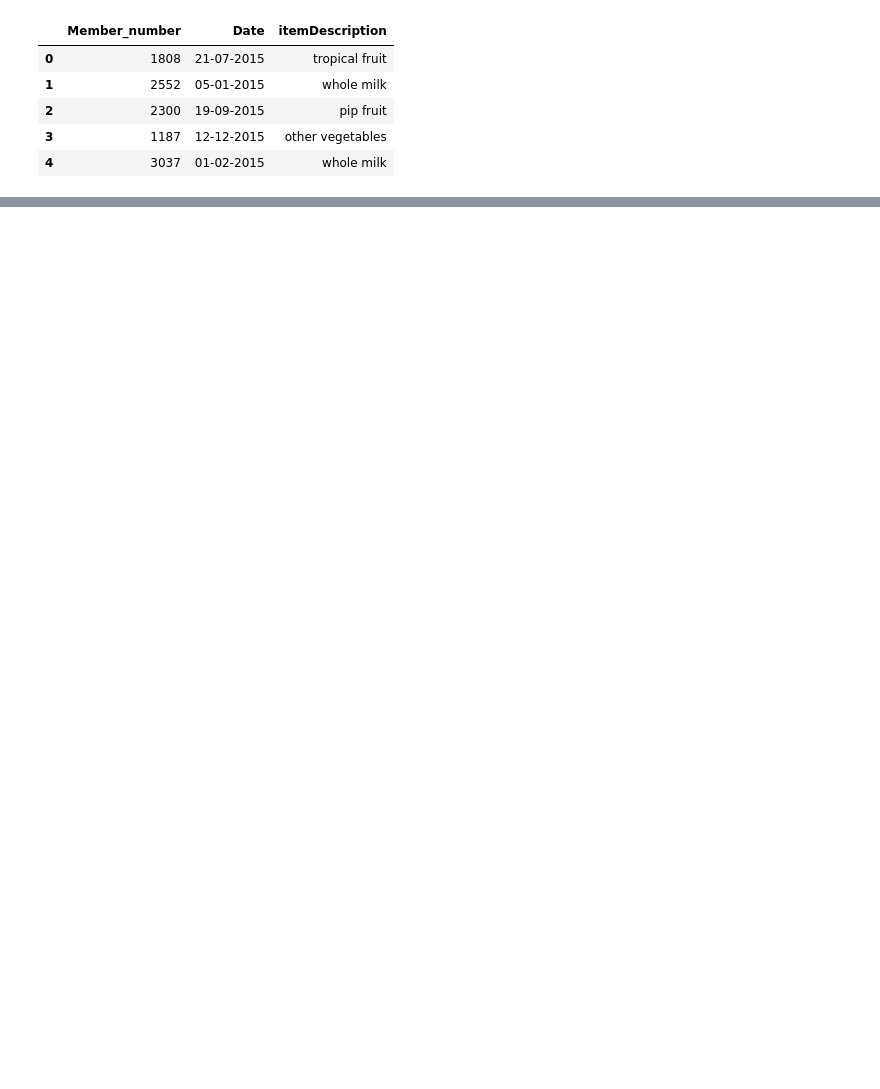
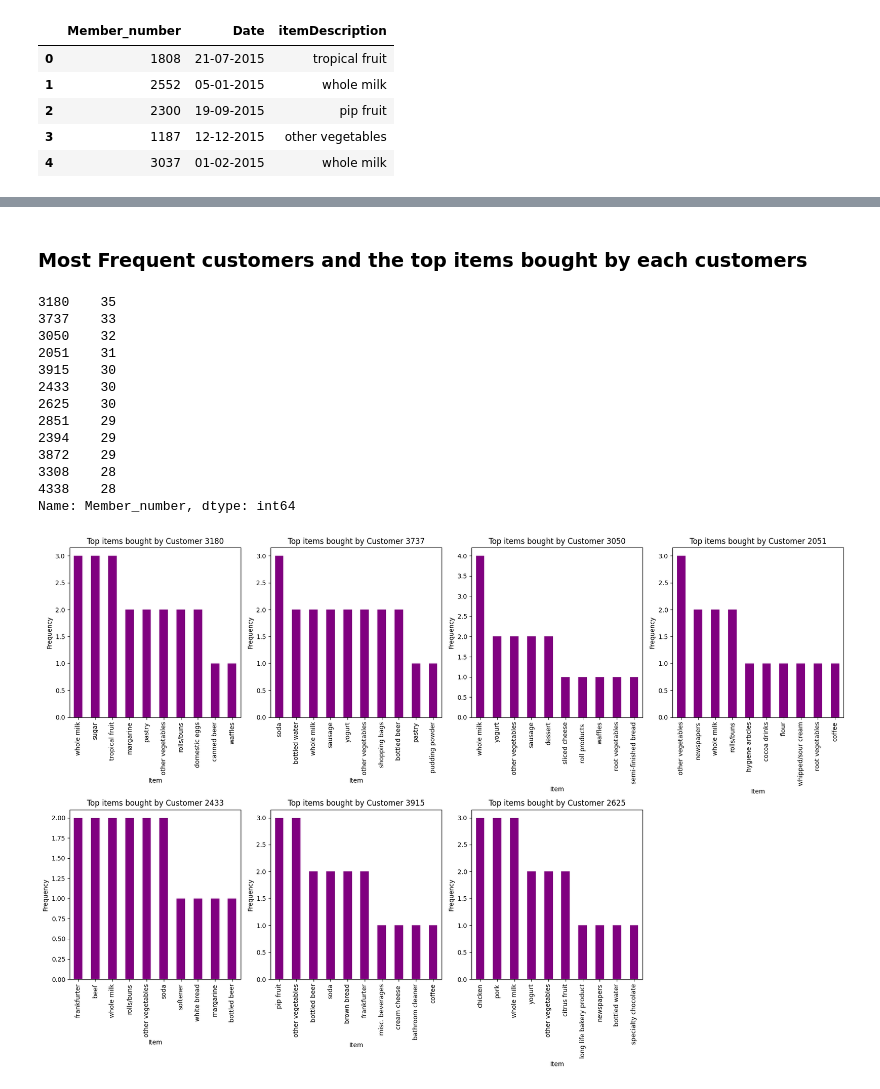
Before and after one commit to Vhickyem/Market-Basket-Analysis-on-Groceries-Dataset, a Jupyter notebook: code.ipynb, the cells around one changed output, grey strips where cells are left out. Saved outputs shown, nothing was run; the diff lists cells and outputs as text; code cells hidden in the pictures; blank space fills up the shorter version.

```diff
--- a/code.ipynb
+++ b/code.ipynb
@@ -18,0 +85,37 @@ grocery.head()
+# %% [markdown]
+### Most Frequent customers and the top items bought by each customers
+# %%
+print(grocery['Member_number'].value_counts().head(12))
+
+# Identify the top customers
+top_customers = grocery.groupby('Member_number')['itemDescription'].count().sort_values(ascending=False).head(7).index
+
+plt.figure(figsize=(18,12))
+
+for customer in top_customers:
+    customer_data = grocery[grocery['Member_number'] == customer]
+    most_bought_items = customer_data['itemDescription'].value_counts().head(10)
+
+    plt.subplot(2, 4, list(top_customers).index(customer) + 1)
+    most_bought_items.plot(kind='bar', color='purple')
+    plt.title(f'Top items bought by Customer {customer}')
+    plt.xlabel('Item')
+    plt.ylabel('Frequency')
+
+plt.tight_layout()
+plt.show()
+# %% [output]
+3180    35
+3737    33
+3050    32
+2051    31
+3915    30
+2433    30
+2625    30
+2851    29
+2394    29
+3872    29
+3308    28
+4338    28
+Name: Member_number, dtype: int64
+[figure, added]
```
Also changed, not shown: parts of 24 cells of this notebook.
